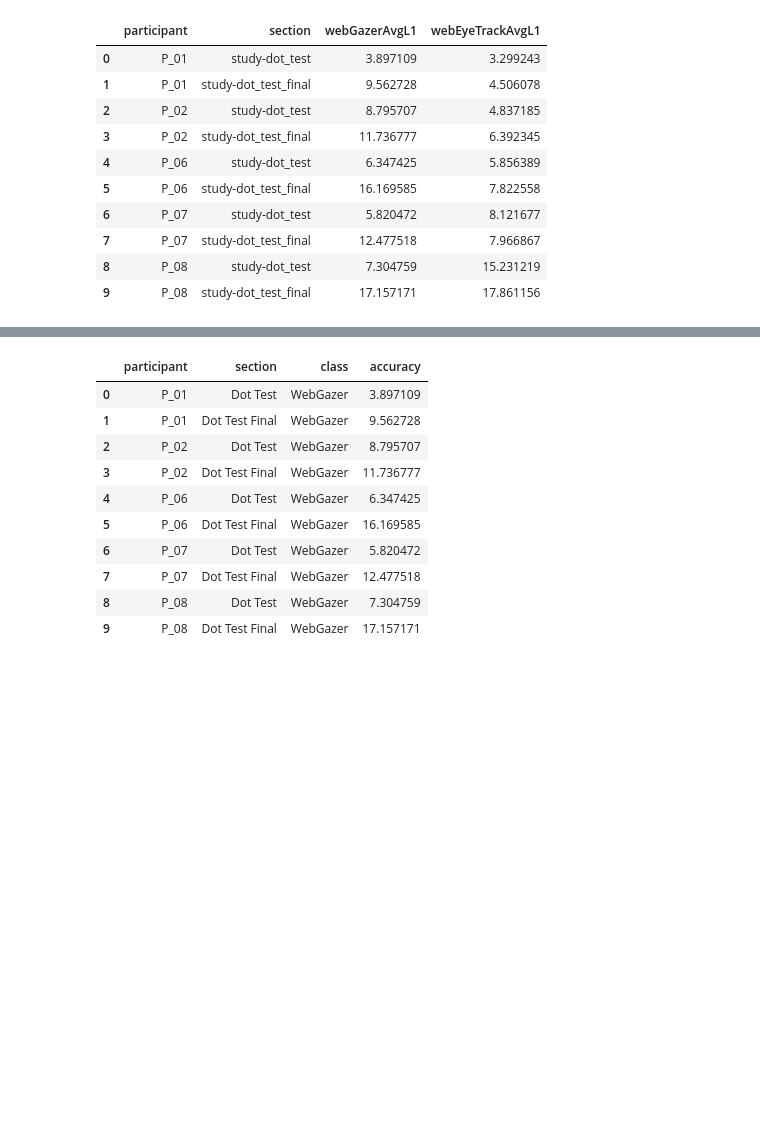
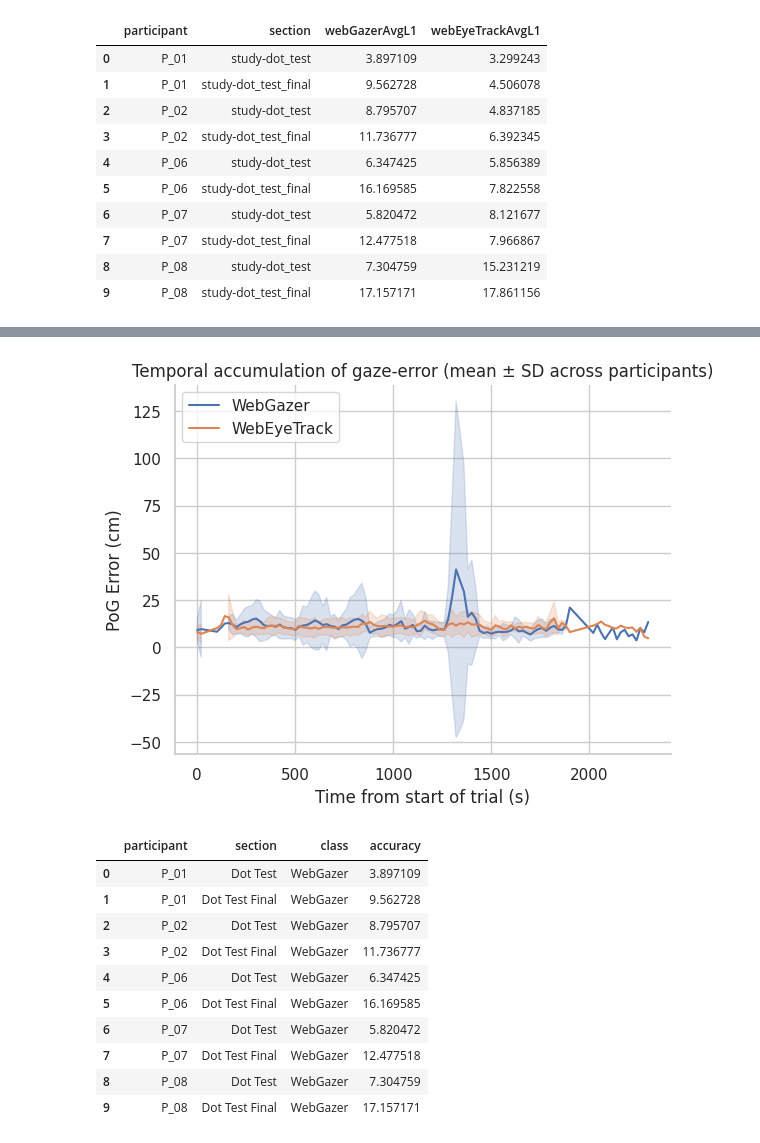
Before and after one commit to koyukan/WebEyeTrack, a Jupyter notebook: python/scripts/ml_routines/plots.ipynb, the cells around one changed output, grey strips where cells are left out. Saved outputs shown, nothing was run; the diff lists cells and outputs as text; code cells hidden in the pictures; blank space fills up the shorter version.

```diff
--- a/python/scripts/ml_routines/plots.ipynb
+++ b/python/scripts/ml_routines/plots.ipynb
@@ -49,3 +161,74 @@ total_df.head(10)
+# %%
+# --- parameters ------------------------------------------------------------
+TIME_WINDOW = 20.0        # seconds (use whatever makes sense for you)
+ESTIMATOR  = "mean"       # could be "median" or a callable
+ERRORBAR   = "sd"         # or "ci" | "pi" | "se" | None   (Seaborn ≥ 0.13)
+
+# ----------------------------- collect per-participant summaries --------------
+records = []                                  # collect per-participant summaries
+for pid, df in all_dfs.items():               # all_dfs = {"P_01": df1, "P_02": df2, …}
+    d = df.copy()
+
+    # 1) put everyone on a common clock: 0 s = first sample in that trial
+    d["t_rel"] = d["frameTimeEpoch"] - d["frameTimeEpoch"].iloc[0]
+
+    # 2) drop into fixed-width bins
+    d["time_window"] = (d["t_rel"] // TIME_WINDOW) * TIME_WINDOW
+
+    # 3) compute per-sample squared Euclidean error for each method
+    # d["webGazer_error"]   = (d["webGazerX"]   - d["tobiiGazeX"])**2 + (d["webGazerY"]   - d["tobiiGazeY"])**2
+    # d["webEyeTrack_error"] = (d["webEyeTrackX"] - d["tobiiGazeX"])**2 + (d["webEyeTrackY"] - d["tobiiGazeY"])**2
+    # 3) Compute per-sample L1 error for each method
+    d["WebGazer"] = ((d["webGazerX"] - d["tobiiGazeX"])**2 + (d["webGazerY"] - d["tobiiGazeY"])**2)**0.5
+    d["WebEyeTrack"] = ((d["webEyeTrackX"] - d["tobiiGazeX"])**2 + (d["webEyeTrackY"] - d["tobiiGazeY"])**2)**0.5
+
+    # 4) summarise within each bin (mean here; could be median, sum, etc.)
+    d = (
+        d.groupby("time_window", as_index=False)
+          .agg(WebGazer=("WebGazer",  "mean"),
+               WebEyeTrack=("WebEyeTrack", "mean"))
+    )
+    d["participant"] = pid                       # keep ID so we know who is who
+    records.append(d)
+
+# ---------------------------------------------------------------------------
+# long-format = easiest for seaborn
+long = (
+    pd.concat(records, ignore_index=True)
+      .melt(id_vars=["participant", "time_window"],
+            value_vars=["WebGazer", "WebEyeTrack"],
+            var_name="method", value_name="error")
+)
+
+# ---------------------------------------------------------------------------
+sns.set_theme(style="whitegrid")
+ax = sns.lineplot(
+        data=long,
+        x="time_window",
+        y="error",
+        hue="method",
+        estimator=ESTIMATOR,         # default = mean
+        errorbar=ERRORBAR            # shaded band
+      )
+ax.set(
+    xlabel="Time from start of trial (s)",
+    ylabel="PoG Error (cm)",    # or whatever unit you prefer
+    title="Temporal accumulation of gaze-error (mean ± SD across participants)"
+)
+
+# Make the y-axis logarithmic for better visibility
+# ax.set_yscale('log')
+# ax.set_ylim(0, 5_000)
+ax.legend(title=False, loc='upper left')
+sns.despine()
+# plt.show()
+
+# Save the plot
+plot_path = OUTPUT_DIR / 'eye_of_the_typer_pog_error_over_time.png'
+# sns.lineplot(data=long, x='time_window', y='error', hue='method', estimator=ESTIMATOR, errorbar=ERRORBAR)
+ax.get_figure().savefig(plot_path, bbox_inches='tight', dpi=400)
+# %% [output]
+[figure, added]
 # %%
 # Generate the accuracy plots via boxplots
 accuracy_df = total_df.copy()
```
Also changed, not shown: parts of 5 cells of this notebook, 6 other files.
